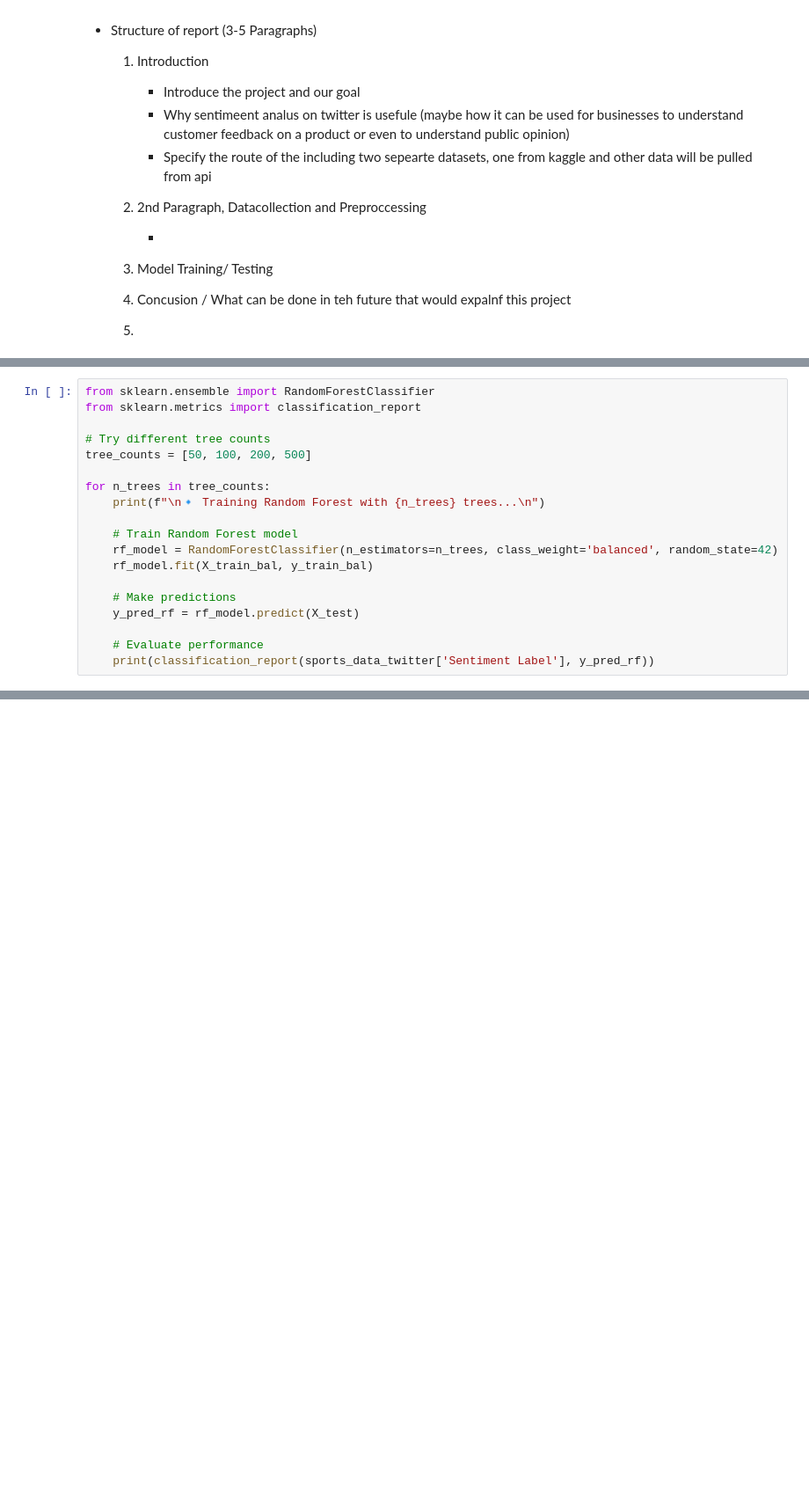
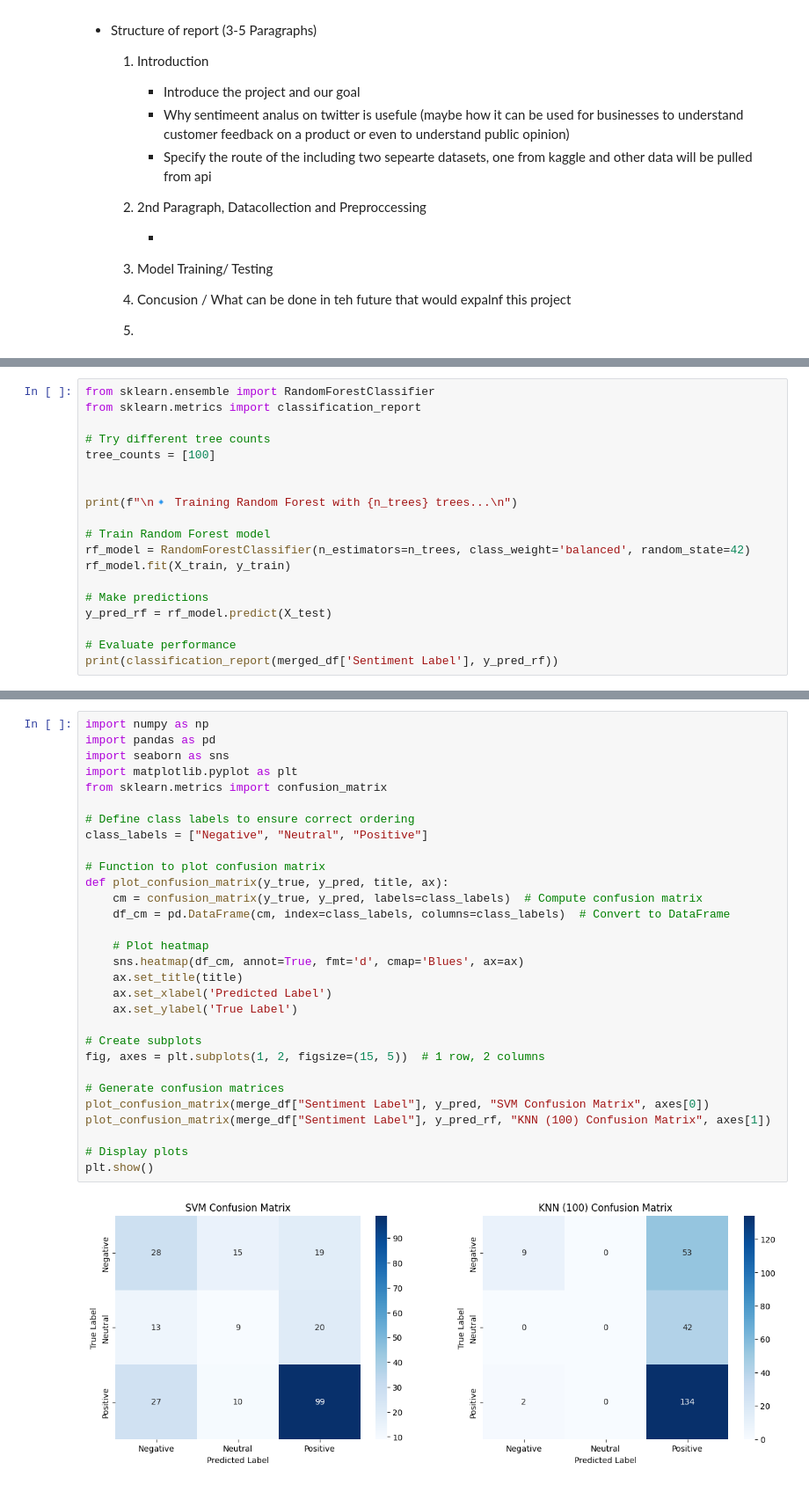
Before and after one commit to WilliamNelson007/PSTAT-134-Winter25-GroupProj, a Jupyter notebook: Final Project Juypter Notebook.ipynb, the cells around one changed output, grey strips where cells are left out. Shown at 88% size. Drawn from its saved outputs; the diff is of its cells as text; blank space fills up the shorter version.

Commit message:
Updated
Added Confusion Matrix

```diff
--- a/Final Project Juypter Notebook.ipynb
+++ b/Final Project Juypter Notebook.ipynb
@@ -808,17 +825,17 @@ from sklearn.ensemble import RandomForestClassifier
 from sklearn.metrics import classification_report
 
 # Try different tree counts
-tree_counts = [50, 100, 200, 500]
+tree_counts = [100]
 
-for n_trees in tree_counts:
-    print(f"\n🔹 Training Random Forest with {n_trees} trees...\n")
 
-    # Train Random Forest model
-    rf_model = RandomForestClassifier(n_estimators=n_trees, class_weight='balanced', random_state=42)
-    rf_model.fit(X_train_bal, y_train_bal)
+print(f"\n🔹 Training Random Forest with {n_trees} trees...\n")
 
-    # Make predictions
-    y_pred_rf = rf_model.predict(X_test)
+# Train Random Forest model
+rf_model = RandomForestClassifier(n_estimators=n_trees, class_weight='balanced', random_state=42)
+rf_model.fit(X_train, y_train)
 
-    # Evaluate performance
-    print(classification_report(sports_data_twitter['Sentiment Label'], y_pred_rf))
+# Make predictions
+y_pred_rf = rf_model.predict(X_test)
+
+# Evaluate performance
+print(classification_report(merged_df['Sentiment Label'], y_pred_rf))
@@ -837,0 +877,32 @@ print(classification_report(sports_data_twitter['Sentiment Label'], y_pred_log))
+# %%
+import numpy as np
+import pandas as pd
+import seaborn as sns
+import matplotlib.pyplot as plt
+from sklearn.metrics import confusion_matrix
+
+# Define class labels to ensure correct ordering
+class_labels = ["Negative", "Neutral", "Positive"]
+
+# Function to plot confusion matrix
+def plot_confusion_matrix(y_true, y_pred, title, ax):
+    cm = confusion_matrix(y_true, y_pred, labels=class_labels)  # Compute confusion matrix
+    df_cm = pd.DataFrame(cm, index=class_labels, columns=class_labels)  # Convert to DataFrame
+
+    # Plot heatmap
+    sns.heatmap(df_cm, annot=True, fmt='d', cmap='Blues', ax=ax)
+    ax.set_title(title)
+    ax.set_xlabel('Predicted Label')
+    ax.set_ylabel('True Label')
+
+# Create subplots
+fig, axes = plt.subplots(1, 2, figsize=(15, 5))  # 1 row, 2 columns
+
+# Generate confusion matrices
+plot_confusion_matrix(merge_df["Sentiment Label"], y_pred, "SVM Confusion Matrix", axes[0])
+plot_confusion_matrix(merge_df["Sentiment Label"], y_pred_rf, "KNN (100) Confusion Matrix", axes[1])
+
+# Display plots
+plt.show()
+# %% [output]
+[figure, added]
```
Also changed, not shown: parts of 14 cells of this notebook, 1 other file.
